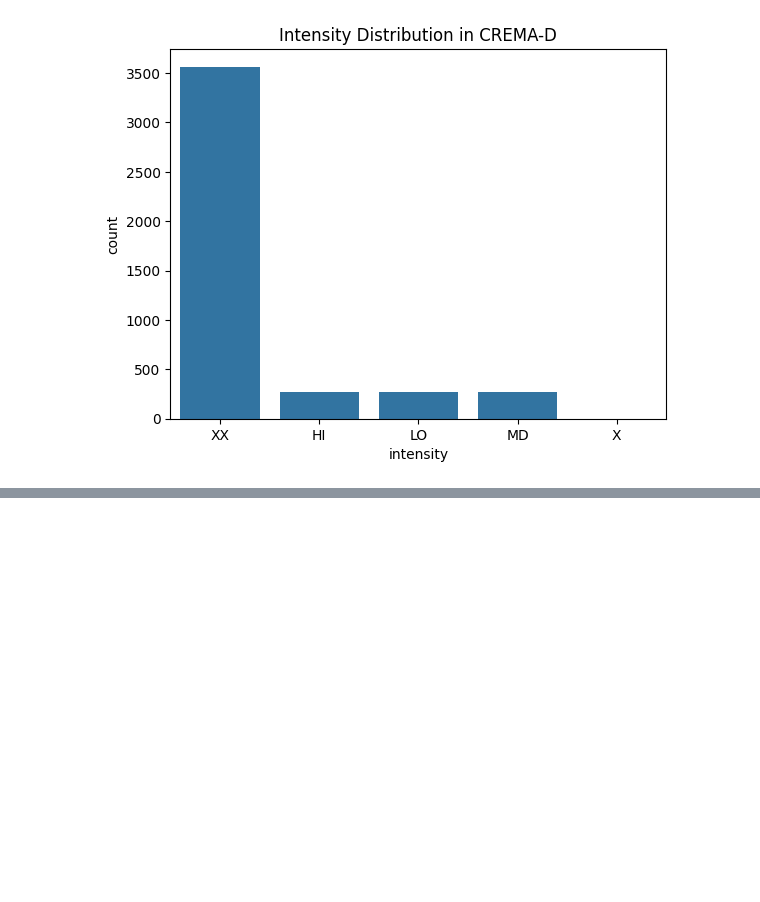
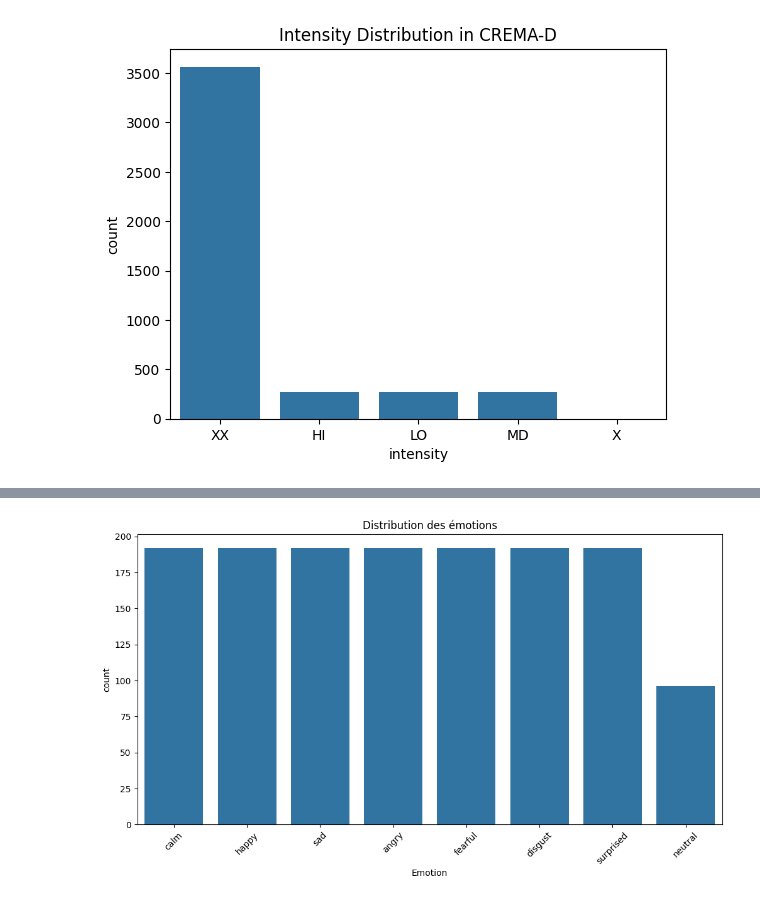
Before and after one commit to mariembahri21/Emotion_Recognition, a Jupyter notebook: part1_DataExploration.ipynb, the cells around one changed output, grey strips where cells are left out. Drawn from its saved outputs; the diff is of its cells as text; code cells hidden in the pictures; blank space fills up the shorter version.

```diff
--- a/part1_DataExploration.ipynb
+++ b/part1_DataExploration.ipynb
@@ -157,0 +275,38 @@ plt.show()
+# %%
+# Dossier principal contenant les sous-dossiers des acteurs
+base_path = "./RAVDESS"
+
+# Liste pour stocker les durées
+durations = []
+file_names = []
+
+# Parcourir tous les sous-dossiers (acteurs)
+for actor_folder in os.listdir(base_path):
+    actor_path = os.path.join(base_path, actor_folder)
+
+    if os.path.isdir(actor_path):  # Vérifier si c'est un dossier
+        for file in os.listdir(actor_path):
+            if file.endswith(".wav"):  # Vérifier si c'est un fichier audio
+                file_path = os.path.join(actor_path, file)
+
+                # Charger l'audio et calculer la durée
+                y, sr = librosa.load(file_path, sr=16000)
+                durations.append(librosa.get_duration(y=y, sr=sr))
+                file_names.append(file)
+
+# Convertir en DataFrame
+df = pd.DataFrame({"file_name": file_names, "duration": durations})
+
+# Calculer les statistiques
+total_files = len(df)
+total_duration = df["duration"].sum()
+min_duration = df["duration"].min()
+max_duration = df["duration"].max()
+avg_duration = df["duration"].mean()
+
+# Affichage des statistiques
+print(f"Total audio files: {total_files}")
+print(f"Total duration: {total_duration:.2f} sec ({total_duration/60:.2f} min)")
+print(f"Min duration: {min_duration:.2f} sec")
+print(f"Max duration: {max_duration:.2f} sec")
+print(f"Average duration: {avg_duration:.2f} sec")
@@ -157,0 +368,8 @@ plt.show()
+# %%
+plt.figure(figsize=(12, 6))
+sns.countplot(data=metadata_df, x="Emotion", order=metadata_df["Emotion"].value_counts().index)
+plt.title("Distribution des émotions")
+plt.xticks(rotation=45)
+plt.show()
+# %% [output]
+[figure, added]
```
Also changed, not shown: parts of 13 cells of this notebook.
